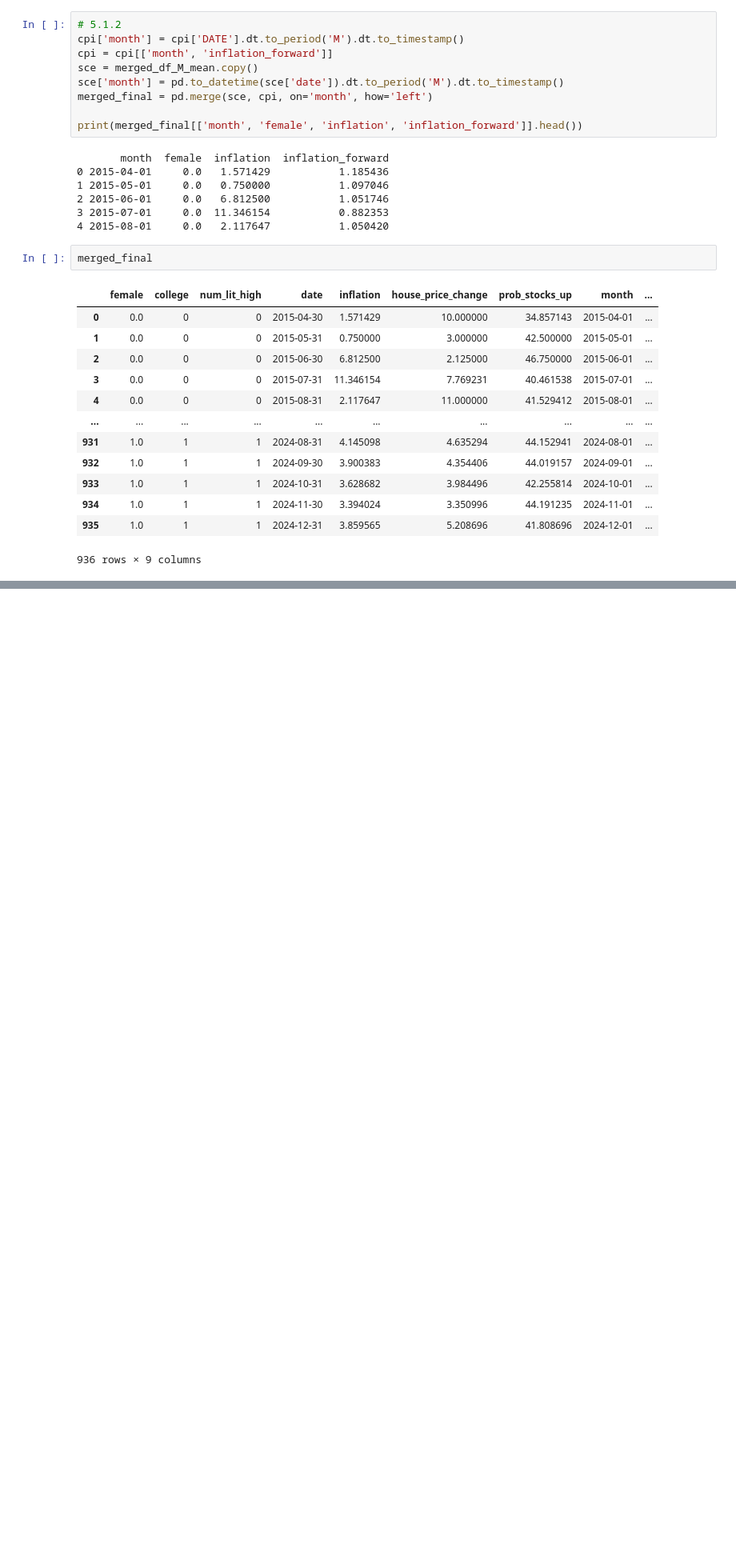
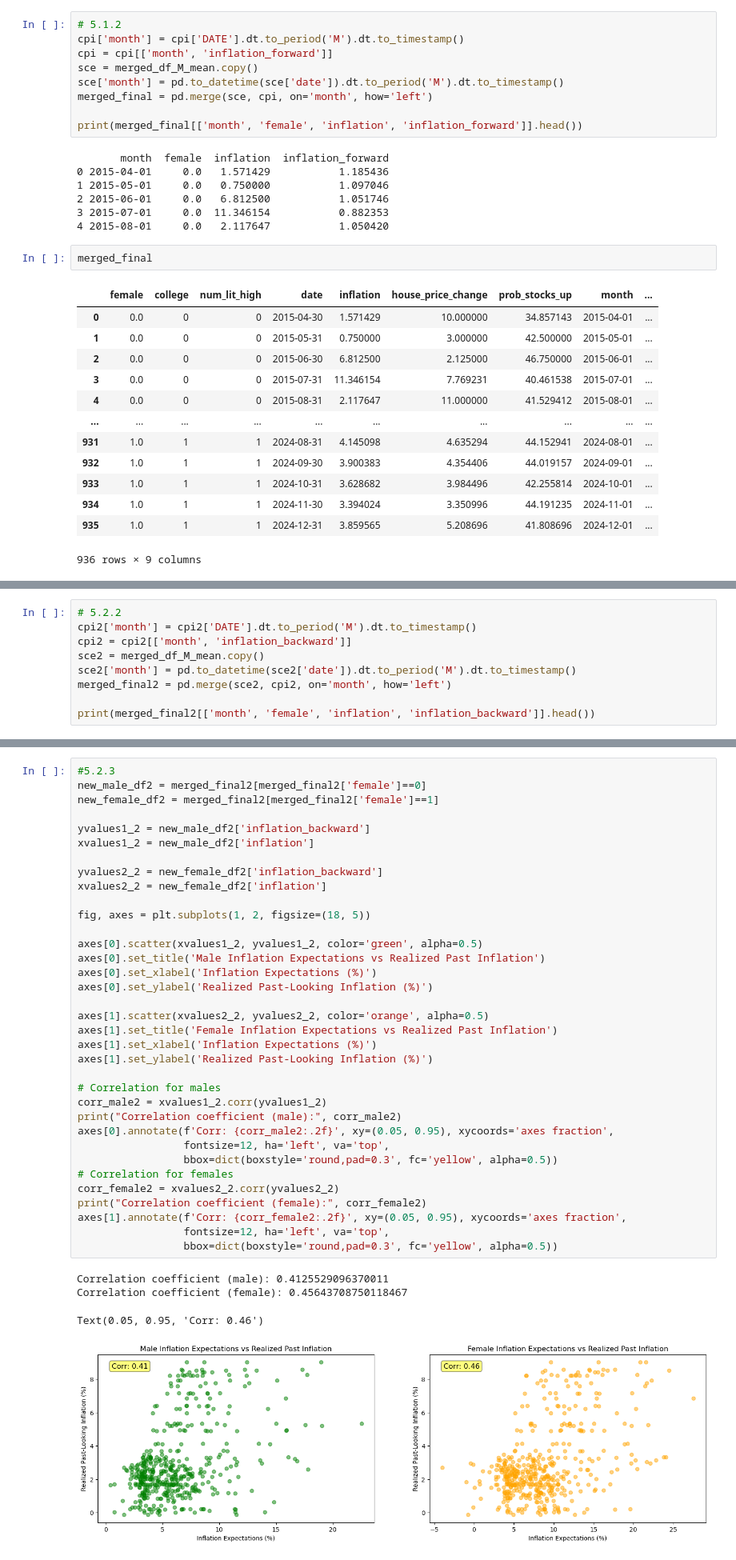
Before and after one commit to MarcDiechler/Tech2-Term-Paper, a Jupyter notebook: MD_4.ipynb, the cells around one changed output, grey strips where cells are left out. Shown at 80% size. Drawn from its saved outputs; the diff is of its cells as text; blank space fills up the shorter version.

```diff
--- a/MD_4.ipynb
+++ b/MD_4.ipynb
@@ -712,0 +798,9 @@ merged_final
+# %%
+# 5.2.2
+cpi2['month'] = cpi2['DATE'].dt.to_period('M').dt.to_timestamp()
+cpi2 = cpi2[['month', 'inflation_backward']]
+sce2 = merged_df_M_mean.copy()
+sce2['month'] = pd.to_datetime(sce2['date']).dt.to_period('M').dt.to_timestamp()
+merged_final2 = pd.merge(sce2, cpi2, on='month', how='left')
+
+print(merged_final2[['month', 'female', 'inflation', 'inflation_backward']].head())
@@ -712,0 +814,40 @@ merged_final
+# %%
+#5.2.3
+new_male_df2 = merged_final2[merged_final2['female']==0]
+new_female_df2 = merged_final2[merged_final2['female']==1]
+
+yvalues1_2 = new_male_df2['inflation_backward']
+xvalues1_2 = new_male_df2['inflation']
+
+yvalues2_2 = new_female_df2['inflation_backward']
+xvalues2_2 = new_female_df2['inflation']
+
+fig, axes = plt.subplots(1, 2, figsize=(18, 5))
+
+axes[0].scatter(xvalues1_2, yvalues1_2, color='green', alpha=0.5)
+axes[0].set_title('Male Inflation Expectations vs Realized Past Inflation')
+axes[0].set_xlabel('Inflation Expectations (%)')
+axes[0].set_ylabel('Realized Past-Looking Inflation (%)')
+
+axes[1].scatter(xvalues2_2, yvalues2_2, color='orange', alpha=0.5)
+axes[1].set_title('Female Inflation Expectations vs Realized Past Inflation')
+axes[1].set_xlabel('Inflation Expectations (%)')
+axes[1].set_ylabel('Realized Past-Looking Inflation (%)')
+
+# Correlation for males
+corr_male2 = xvalues1_2.corr(yvalues1_2)
+print("Correlation coefficient (male):", corr_male2)
+axes[0].annotate(f'Corr: {corr_male2:.2f}', xy=(0.05, 0.95), xycoords='axes fraction',
+                 fontsize=12, ha='left', va='top',
+                 bbox=dict(boxstyle='round,pad=0.3', fc='yellow', alpha=0.5))
+# Correlation for females
+corr_female2 = xvalues2_2.corr(yvalues2_2)
+print("Correlation coefficient (female):", corr_female2)
+axes[1].annotate(f'Corr: {corr_female2:.2f}', xy=(0.05, 0.95), xycoords='axes fraction',
+                 fontsize=12, ha='left', va='top',
+                 bbox=dict(boxstyle='round,pad=0.3', fc='yellow', alpha=0.5))
+# %% [output]
+Correlation coefficient (male): 0.4125529096370011
+Correlation coefficient (female): 0.45643708750118467
+Text(0.05, 0.95, 'Corr: 0.46')
+[figure, added]
```
Also changed, not shown: parts of 5 cells of this notebook.
